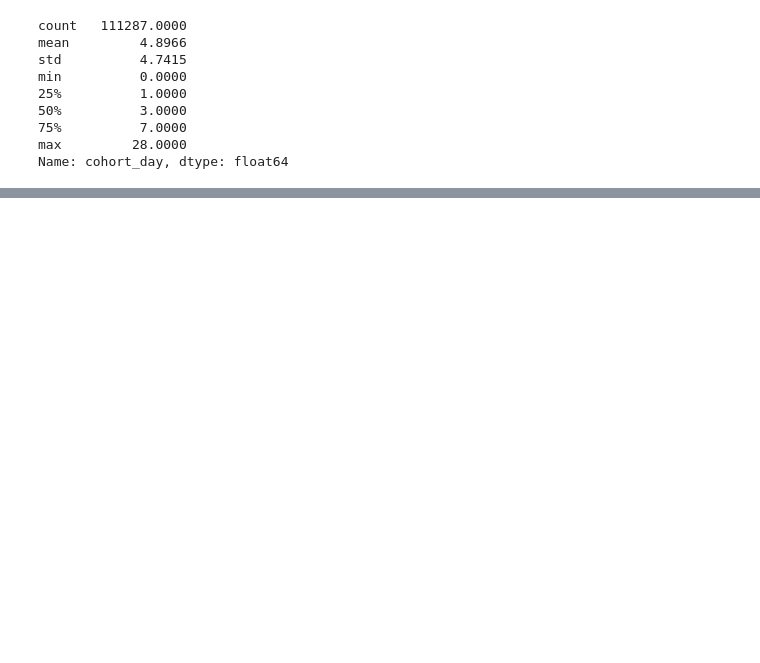
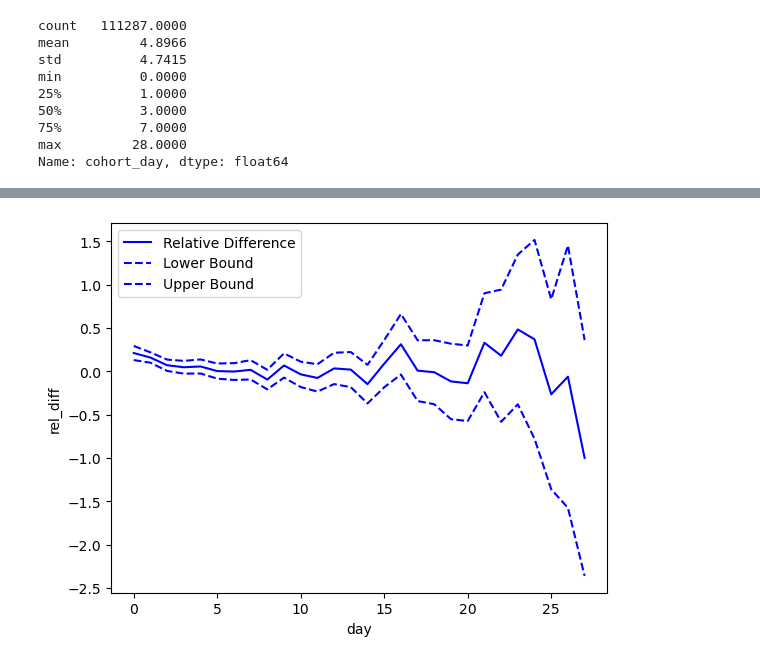
Before and after one commit to pwharrison/corise, a Jupyter notebook: practical-ab-testing/practical-ab-testing-week-3-project.ipynb, the cells around one changed output, grey strips where cells are left out. Cells and saved outputs as stored; diff of their text form; code cells hidden in the pictures; blank space fills up the shorter version.

```diff
--- a/practical-ab-testing/practical-ab-testing-week-3-project.ipynb
+++ b/practical-ab-testing/practical-ab-testing-week-3-project.ipynb
@@ -582,0 +617,6 @@ _Write conclusion here_
+# %%
+sns.lineplot(data=results_by_day, x="day", y="rel_diff", label='Relative Difference', color='blue')
+sns.lineplot(data=results_by_day, x="day", y="ci_low", label='Lower Bound', color='blue', linestyle='dashed')
+sns.lineplot(data=results_by_day, x="day", y="ci_high", label='Upper Bound', color='blue', linestyle='dashed');
+# %% [output]
+[figure, added]
```
Also changed, not shown: parts of 9 cells of this notebook.
